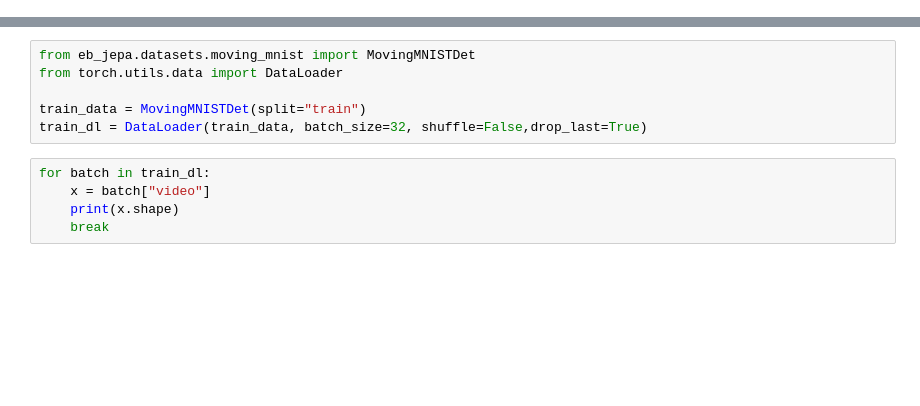
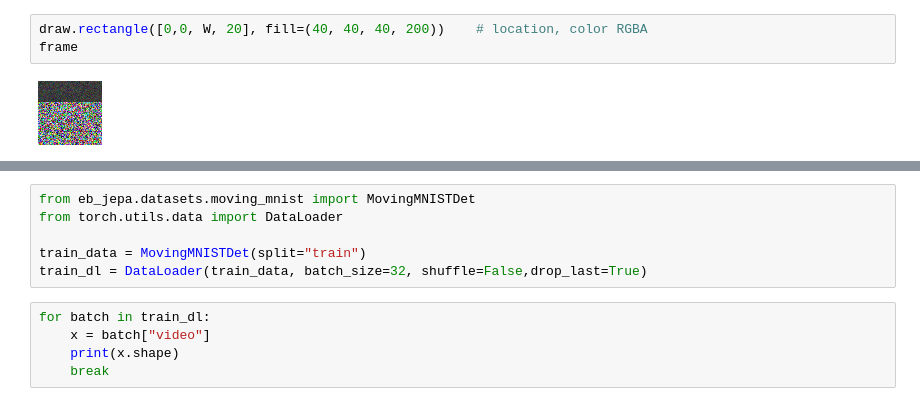
Before and after one commit to Hawar-Dzaee/eb_jepa, a Jupyter notebook: examples/my_video_jepa/eval.ipynb, the cells around one changed output, grey strips where cells are left out. Cells and saved outputs as stored; diff of their text form; blank space fills up the shorter version.

```diff
--- a/examples/my_video_jepa/eval.ipynb
+++ b/examples/my_video_jepa/eval.ipynb
@@ -25,0 +27,5 @@ from PIL import Image, ImageDraw, ImageFont
+# %%
+draw.rectangle([0,0, W, 20], fill=(40, 40, 40, 200))    # location, color RGBA
+frame
+# %% [output]
+[figure, added]
```
Also changed, not shown: parts of 29 cells of this notebook, 5 other files.
